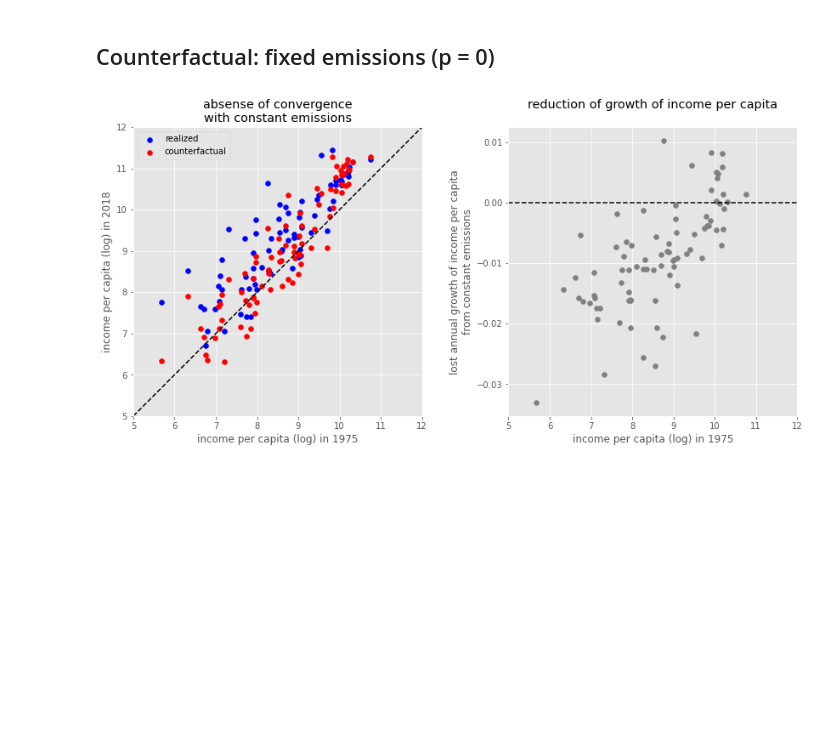
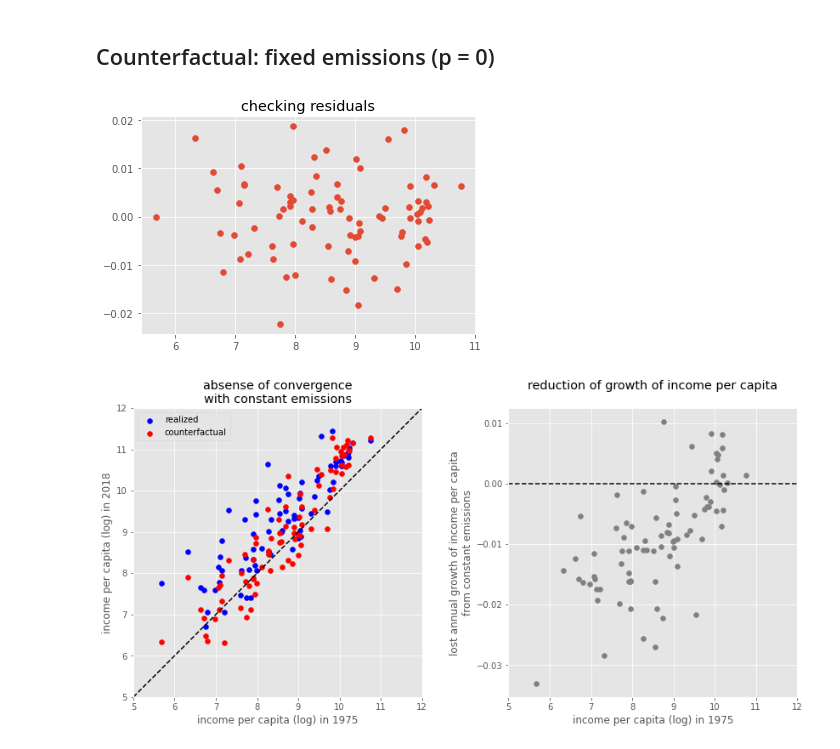
Before and after one commit to ylengwiler/ClimateVersusConvergence, a Jupyter notebook: ClimateVersusConvergence.ipynb, the cells around one changed output. Cells and saved outputs as stored; diff of their text form; code cells hidden in the pictures; blank space fills up the shorter version.

```diff
--- a/ClimateVersusConvergence.ipynb
+++ b/ClimateVersusConvergence.ipynb
@@ -328,6 +345,15 @@ thisdat = dat.copy()
 thisdat['p'] = 0
 gy_cfact = model(coef) + res
 ypc1_cfact = dat['ypc0'] + gy_cfact*Dt
+# %%
+f = dat.copy()
+f['res'] = res
+fsort = f.sort_values('res')
+plt.scatter(x=f.ypc0, y=f.res)
+plt.title('checking residuals')
+plt.show()
+# %% [output]
+[figure, added]
 # %%
 fig = plt.figure(figsize=[14,7])
 plt.subplots_adjust(wspace=0.3)
```
Also changed, not shown: parts of 6 cells of this notebook.
